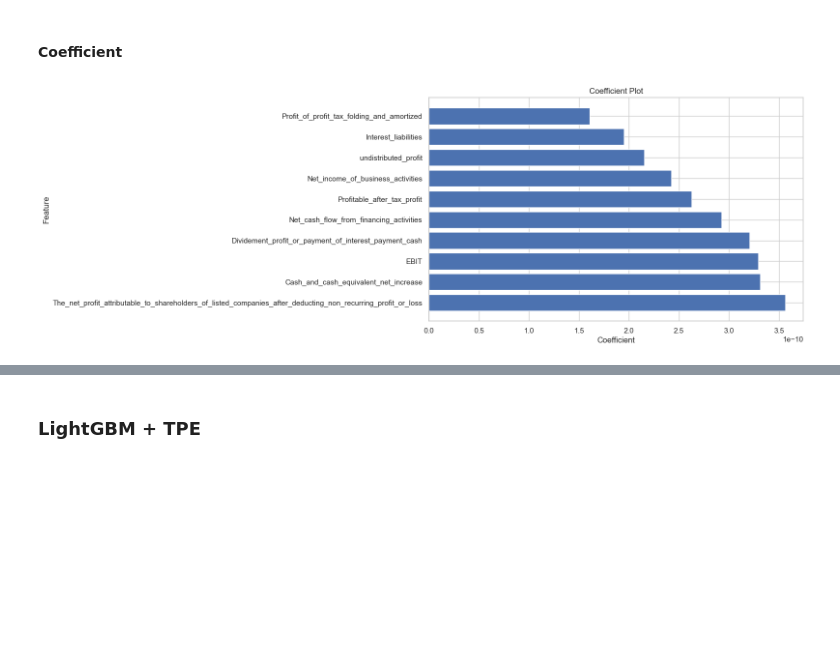
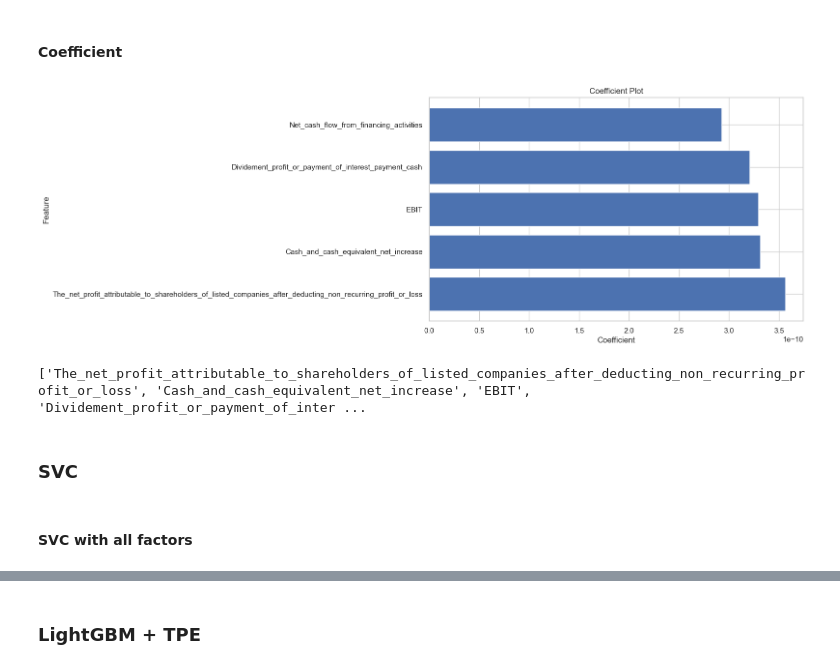
Before and after one commit to yunmeng-genius/IS5126G1, a Jupyter notebook: main.ipynb, the cells around one changed output, grey strips where cells are left out. Drawn from its saved outputs; the diff is of its cells as text; code cells hidden in the pictures; blank space fills up the shorter version.

```diff
--- a/main.ipynb
+++ b/main.ipynb
@@ -91,6 +91,9 @@ for col in data_cleaned.select_dtypes(include=np.number).columns:
     data_cleaned[col] = np.where(data_cleaned[col] > upper_bound, median, data_cleaned[col])
 
 # Display the updated DataFrame
+data_cleaned['Stock number'] = data_cleaned['Stock number'].astype(float)
+data_cleaned['Year (end of the year)'] = data_cleaned['Year (end of the year)'].astype(float)
+
 data_cleaned
 # %% [output]
 |  | Stock number | Year (end of the year) | Total fixed assets | Interest -free liability | Interest -free non -current liabi... | ... |
@@ -125,23 +128 @@ descriptive_stats
 8 rows × 237 columns
-# %%
-# Get a list of all the column names in the dataframe
-all_columns = data_cleaned.columns.tolist()
-
-# Loop through each column name in the list
-for column in all_columns:
-    # Check if the data type of the column is numeric
-    if not pd.api.types.is_numeric_dtype(data_cleaned[column]):
-        # If the data type is not numeric, delete the column from the dataframe
-        print(f'Deleting column {column} because it is not numeric')
-        data_cleaned.drop(column, axis=1, inplace=True)
-
-# correlation matrix with randomly selected 10 columns
-corr = data_cleaned.sample(10, axis=1).corr()
-
-# plot the heatmap
-plt.figure(figsize=(12, 10))
-sns.heatmap(corr,
-            xticklabels=corr.columns.values,
-            yticklabels=corr.columns.values,
-            cmap='coolwarm')
-plt.show()
@@ -513,15 +518,21 @@ plt.show()
 #### Coefficient
 # %%
 # Coefficient plot of the most 10 important features
-impotance = pd.DataFrame({'feature': train_logit_x.columns, 'importance': model.coef_[0]})
+impotance = pd.DataFrame({'feature': train_x.columns, 'importance': model.coef_[0]})
 impotance = impotance.sort_values(by='importance', ascending=False).reset_index(drop=True)
-impotance = impotance.head(10)
+impotance = impotance.head(5)
 
 plt.figure(figsize=(10, 6))
 plt.barh(impotance['feature'], impotance['importance'])
 plt.title('Coefficient Plot')
 plt.xlabel('Coefficient')
 plt.ylabel('Feature')
 plt.show()
+print(impotance['feature'].tolist())
 # %% [output]
-[figure, old version]
+[figure, new version]
+['The_net_profit_attributable_to_shareholders_of_listed_companies_after_deducting_non_recurring_profit_or_loss', 'Cash_and_cash_equivalent_net_increase', 'EBIT', 'Dividement_profit_or_payment_of_inter ...
+# %% [markdown]
+### SVC
+# %% [markdown]
+#### SVC with all factors
```
Also changed, not shown: parts of 18 cells of this notebook.
